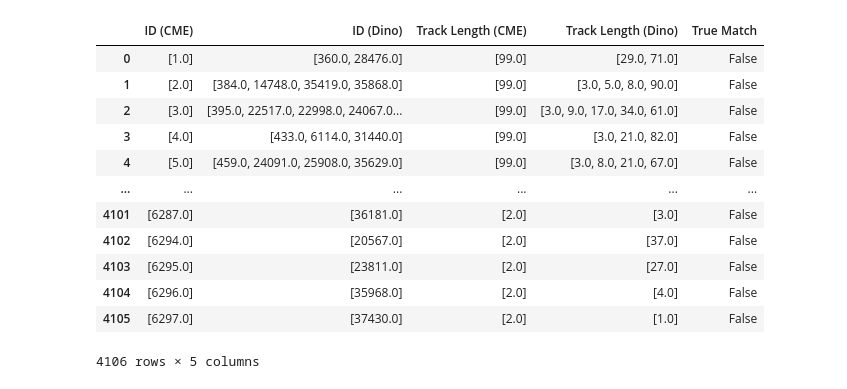
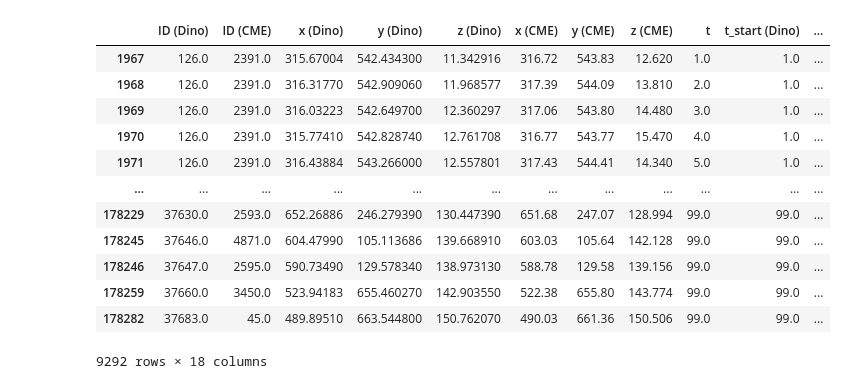
Before and after one commit to adamingemansson/tk, a Jupyter notebook: Comparison/Dino vs CME/TrackLengthAnalysis.ipynb, the cells around one changed output. Cells and saved outputs as stored; diff of their text form; code cells hidden in the pictures.

```diff
--- a/Comparison/Dino vs CME/TrackLengthAnalysis.ipynb
+++ b/Comparison/Dino vs CME/TrackLengthAnalysis.ipynb
@@ -6,6 +6,22 @@ from collections import defaultdict
 # %%
 Comparison = pd.read_csv("Output Data/Comparison.csv")
 # %%
-Comparison = Comparison[Comparison["Distance"]<3.5]
+ids_to_remove = Comparison.loc[Comparison["Distance"] >= 3.5, "ID (Dino)"].unique()
+Comparison = Comparison[~Comparison["ID (Dino)"].isin(ids_to_remove)]
+Comparison
+# %% [output]
+|  | ID (Dino) | ID (CME) | x (Dino) | y (Dino) | z (Dino) | x (CME) | y (CME) | z (CME) | t | t_start (Dino) | ... |
+| 1967 | 126.0 | 2391.0 | 315.67004 | 542.434300 | 11.342916 | 316.72 | 543.83 | 12.620 | 1.0 | 1.0 | ... |
+| 1968 | 126.0 | 2391.0 | 316.31770 | 542.909060 | 11.968577 | 317.39 | 544.09 | 13.810 | 2.0 | 1.0 | ... |
+| 1969 | 126.0 | 2391.0 | 316.03223 | 542.649700 | 12.360297 | 317.06 | 543.80 | 14.480 | 3.0 | 1.0 | ... |
+| 1970 | 126.0 | 2391.0 | 315.77410 | 542.828740 | 12.761708 | 316.77 | 543.77 | 15.470 | 4.0 | 1.0 | ... |
+| 1971 | 126.0 | 2391.0 | 316.43884 | 543.266000 | 12.557801 | 317.43 | 544.41 | 14.340 | 5.0 | 1.0 | ... |
+| ... | ... | ... | ... | ... | ... | ... | ... | ... | ... | ... | ... |
+| 178229 | 37630.0 | 2593.0 | 652.26886 | 246.279390 | 130.447390 | 651.68 | 247.07 | 128.994 | 99.0 | 99.0 | ... |
+| 178245 | 37646.0 | 4871.0 | 604.47990 | 105.113686 | 139.668910 | 603.03 | 105.64 | 142.128 | 99.0 | 99.0 | ... |
+| 178246 | 37647.0 | 2595.0 | 590.73490 | 129.578340 | 138.973130 | 588.78 | 129.58 | 139.156 | 99.0 | 99.0 | ... |
+| 178259 | 37660.0 | 3450.0 | 523.94183 | 655.460270 | 142.903550 | 522.38 | 655.80 | 143.774 | 99.0 | 99.0 | ... |
+| 178282 | 37683.0 | 45.0 | 489.89510 | 663.544800 | 150.762070 | 490.03 | 661.36 | 150.506 | 99.0 | 99.0 | ... |
+9292 rows × 18 columns
 # %%
 #a = Comparison[Comparison["Track Length (CME)"]==Comparison["Track Length (Dino)"] and Comparison["ID (CME)"]]
@@ -39,22 +55,8 @@ for i, ID in enumerate(ID_vec):
     else:
         ID_list[i][4] = False
 # %%
-Sum = pd.DataFrame(ID_list, columns = ["ID (CME)","ID (Dino)", "Track Length (CME)", "Track Length (Dino)", "True Match"])
-Sum
+Sum = pd.DataFrame(ID_list, columns = ["ID (Dino)","ID (CME)", "Track Length (Dino)", "Track Length (CME)", "True Match"])
+Sum.to_csv("Output Data/Sum.csv")
-# %% [output]
-|  | ID (CME) | ID (Dino) | Track Length (CME) | Track Length (Dino) | True Match |
-| 0 | [1.0] | [360.0, 28476.0] | [99.0] | [29.0, 71.0] | False |
-| 1 | [2.0] | [384.0, 14748.0, 35419.0, 35868.0] | [99.0] | [3.0, 5.0, 8.0, 90.0] | False |
-| 2 | [3.0] | [395.0, 22517.0, 22998.0, 24067.0... | [99.0] | [3.0, 9.0, 17.0, 34.0, 61.0] | False |
-| 3 | [4.0] | [433.0, 6114.0, 31440.0] | [99.0] | [3.0, 21.0, 82.0] | False |
-| 4 | [5.0] | [459.0, 24091.0, 25908.0, 35629.0] | [99.0] | [3.0, 8.0, 21.0, 67.0] | False |
-| ... | ... | ... | ... | ... | ... |
-| 4101 | [6287.0] | [36181.0] | [2.0] | [3.0] | False |
-| 4102 | [6294.0] | [20567.0] | [2.0] | [37.0] | False |
-| 4103 | [6295.0] | [23811.0] | [2.0] | [27.0] | False |
-| 4104 | [6296.0] | [35968.0] | [2.0] | [4.0] | False |
-| 4105 | [6297.0] | [37430.0] | [2.0] | [1.0] | False |
-4106 rows × 5 columns
 # %%
 track_lengths = np.array([row[2][0] for row in ID_list])
 mask_true = np.array([row[4] for row in ID_list])
```
Also changed, not shown: parts of 3 cells of this notebook, 6 other files.
